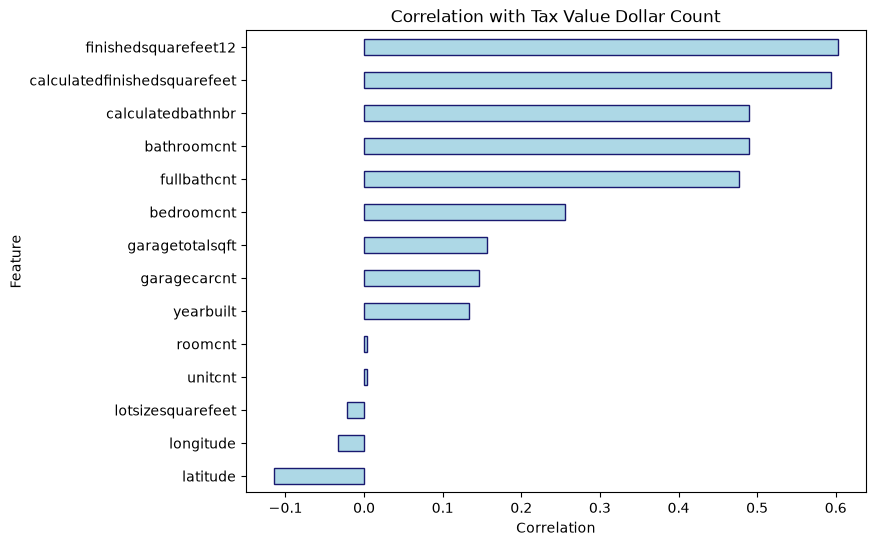
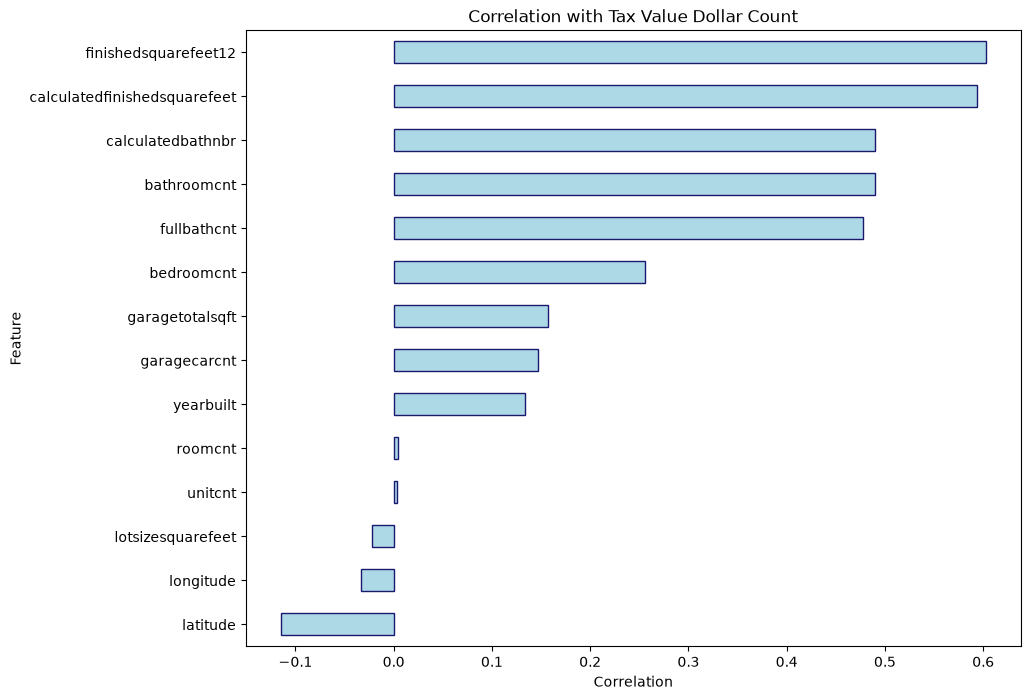
Code edit (unified diff) that turned the first committed figure into the second:
--- before
+++ after
@@ -5,6 +5,4 @@
 
 plt.figure(figsize=(10, 8))
-
-plt.figure(figsize=(8, 6))
 target_corr.plot(kind="barh", color="lightblue", edgecolor="midnightblue")
 

Commit: Fix graphs and code